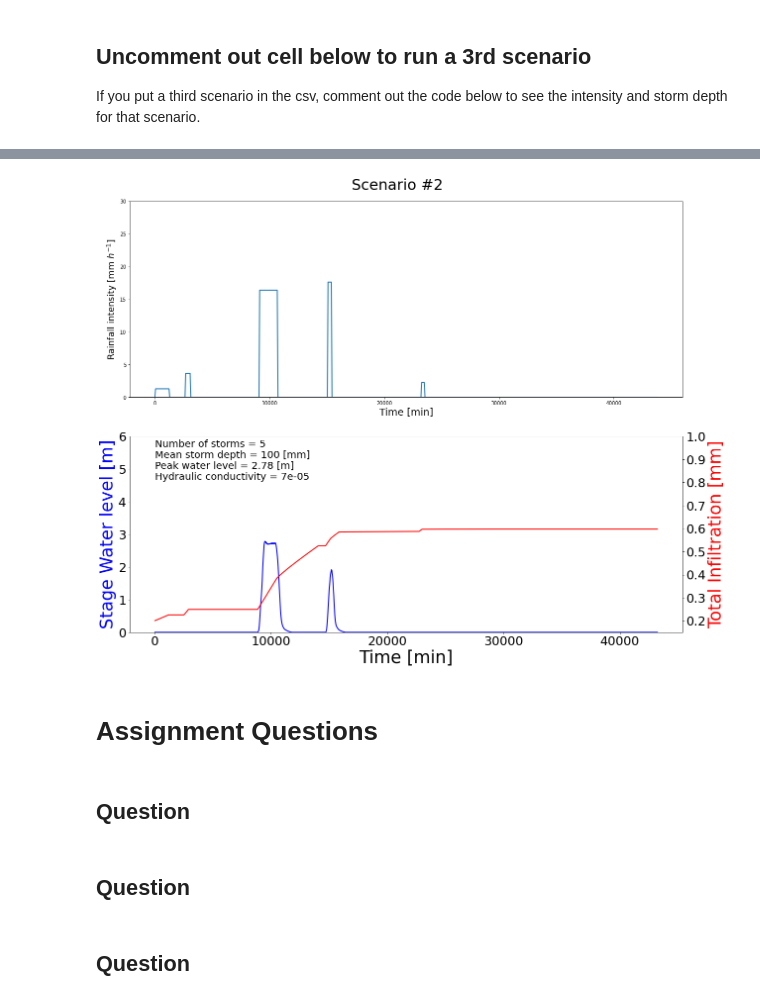
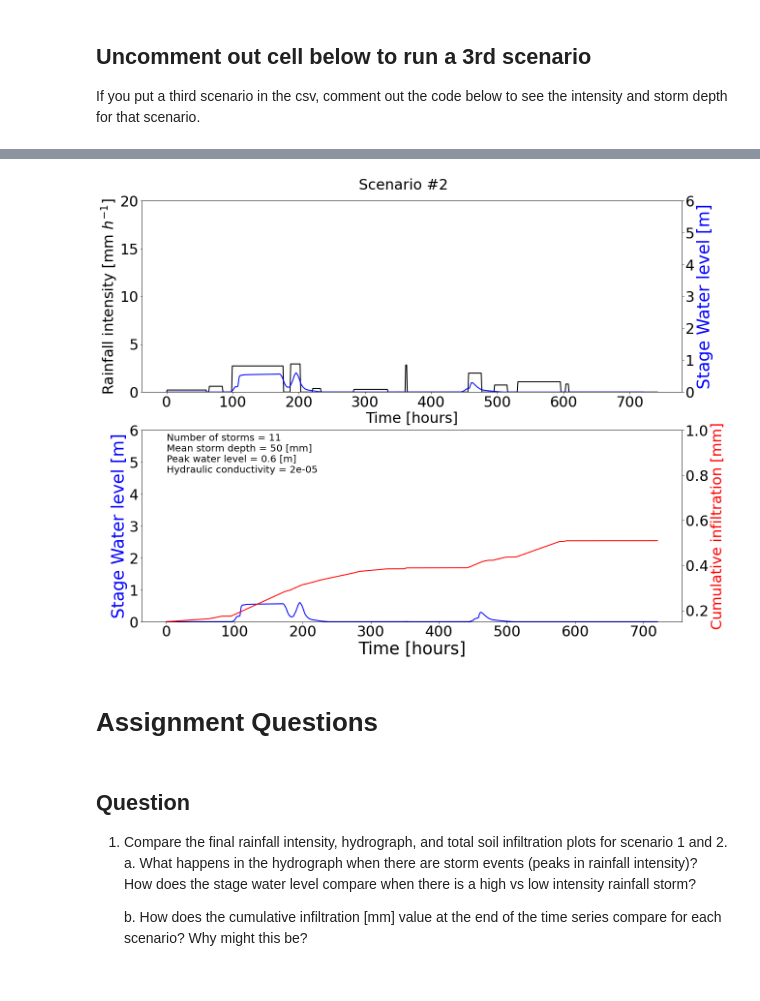
Before and after one commit to espin-2020/precipitation_lanscape_evolution, a Jupyter notebook: Rainstorms_Hydrographs.ipynb, the cells around one changed output, grey strips where cells are left out. Cells and saved outputs as stored; diff of their text form; code cells hidden in the pictures.

Commit message:
Update Rainstorms_Hydrographs.ipynb
This is getting close to the final notebook

```diff
--- a/Rainstorms_Hydrographs.ipynb
+++ b/Rainstorms_Hydrographs.ipynb
@@ -387,7 +397,7 @@ The hydraulic gradient controls controlled the force applied on the water column
 #Prepare parameters and vectors for runoff simulations
 
 ## Basin Hydraulic conductivity
-K_vec = [1.0E-5,7.0E-5]
+K_vec = [2.0E-5,2.0E-5]
 
 ## Create vectors for saving outlet data
 outlet_times_vector =np.empty((5000,2,))
@@ -417,7 +427,7 @@ for rs in StormsDF.index: #Iterating over the scenarios
     ## initial soil infilatration depth in the soil -- case 1
     d = mg.add_ones("soil_water_infiltration__depth", at="node", dtype=float)
     d = mg.at_node['soil_water_infiltration__depth']
-    d *= 0.2
+    d *= 0.15
 
 
     ## Surface water case 1
@@ -553,45 +575,56 @@ plt.show()
 # %%
 ## Plotting results for Scenario #2
 fig, ax = plt.subplots(2,1, figsize = (20,16))
 plt.suptitle(('Scenario #'+str(2)),fontsize=30,y=0.92)
 number_of_storms = str(np.count_nonzero(~np.isnan(intensities_vector[:,1])))
-ax[0].plot(times_vector[:,1],rains_vector[:,1],linewidth=2)
-ax[0].set_xlabel('Time [min]',fontsize=20)
-ax[0].set_ylabel('Rainfall intensity [mm $h^{-1}]$',fontsize=18)
-ax[0].set_ylim([0,30])
+ax[0].plot(times_vector[:,1]/60,rains_vector[:,1],linewidth=2, color = 'black')
+ax[0].set_xlabel('Time [hours]', color = 'black',fontsize=30)
+ax[0].set_ylabel('Rainfall intensity [mm $h^{-1}]$',fontsize=30)
+ax[0].tick_params(axis = 'x', labelsize = 30)
+ax[0].tick_params(axis = 'y', labelsize = 30)
 
-plt.xticks(fontsize= 25)
-plt.yticks(fontsize= 25)
+#If you rerun new scenarios you may need to change the ylim to show the full peak!
+ax[0].set_ylim([0,20])
+
+
+ax2 = ax[0].twinx()
+
+ax2.plot((outlet_times_vector[:,1]/60),outlet_depth_vector[:,1],color='blue',linewidth=2)
+ax2.set_ylabel('Stage Water level [m]',color='blue',fontsize=35)
+ax2.set_xlabel('Time [hours]',fontsize=25)
+ax2.set_ylim([0, 6])
+
+ax2.tick_params(axis = 'y', labelsize = 30)
 
 peak_out = str(np.round(StormsDF.iloc[1]['PeakWaterLevel'],2))
-ax[1].plot(outlet_times_vector[:,1],outlet_depth_vector[:,1],color='blue',linewidth=2)
+ax[1].plot(outlet_times_vector[:,1]/60,outlet_depth_vector[:,1],color='blue',linewidth=2)
 ax[1].set_ylabel('Stage Water level [m]',color='blue',fontsize=35)
-ax[1].set_xlabel('Time [min]',fontsize=35)
+ax[1].set_xlabel('Time [hours]',fontsize=35)
 ax[1].set_ylim([0, 6])
 
-plt.xticks(fontsize= 25)
-plt.yticks(fontsize= 25)
+ax[1].tick_params(axis = 'x', labelsize = 30)
+ax[1].tick_params(axis = 'y', labelsize = 30)
 
-ax2=ax[1].twinx()
-ax2.plot(outlet_times_vector[:,1],mean_SI_vector[:,1],color="red",linewidth=2)
-ax2.set_ylabel("Total Infiltration [mm]",color="red",fontsize=35)
-ax2.set_ylim([0.15, 1])
+ax3=ax[1].twinx()
+ax3.plot(outlet_times_vector[:,1]/60,mean_SI_vector[:,1],color="red",linewidth=2)
+ax3.set_ylabel("Cumulative infiltration [mm]",color="red",fontsize=30)
+ax3.set_ylim([0.15, 1])
 ax[1].annotate('Number of storms = ' + number_of_storms+'\nMean storm depth = '+ str(StormsDF.loc[1]['StormDepth'])+ ' [mm]'
                '\nPeak water level = '+ peak_out + ' [m]' +
                '\nHydraulic conductivity = ' +str(K_vec[1]), xy=(0.5, 0.78),
                xycoords=("data", "axes fraction"),fontsize=20)
+ax3.tick_params(axis = 'y', labelsize = 30)
 
-plt.xticks(fontsize= 25)
-plt.yticks(fontsize= 25)
 
 plt.show()
 # %% [output]
-[figure, old version]
+[figure, new version]
 # %% [markdown]
 # Assignment Questions
-# %% [markdown]
-## Question
-# %% [markdown]
-## Question
-# %% [markdown]
-## Question
+# %% [markdown]
+## Question
+
+1. Compare the final rainfall intensity, hydrograph, and total soil infiltration plots for scenario 1 and 2.
+    a. What happens in the hydrograph when there are storm events (peaks in rainfall intensity)? How does the stage water level compare when there is a high vs low intensity rainfall storm?
+
+    b. How does the cumulative infiltration [mm] value at the end of the time series compare for each scenario? Why might this be?
```
Also changed, not shown: parts of 12 cells of this notebook.
